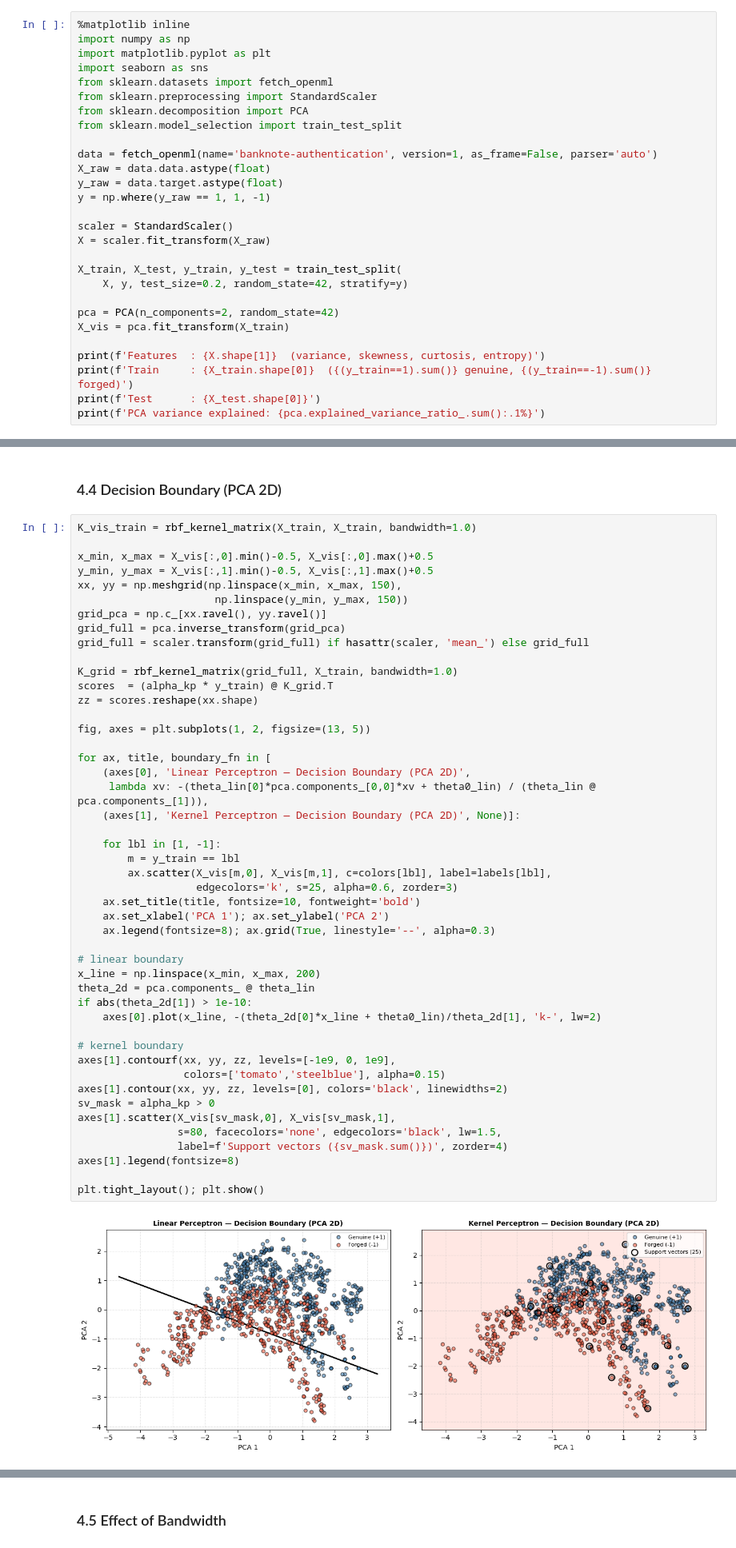
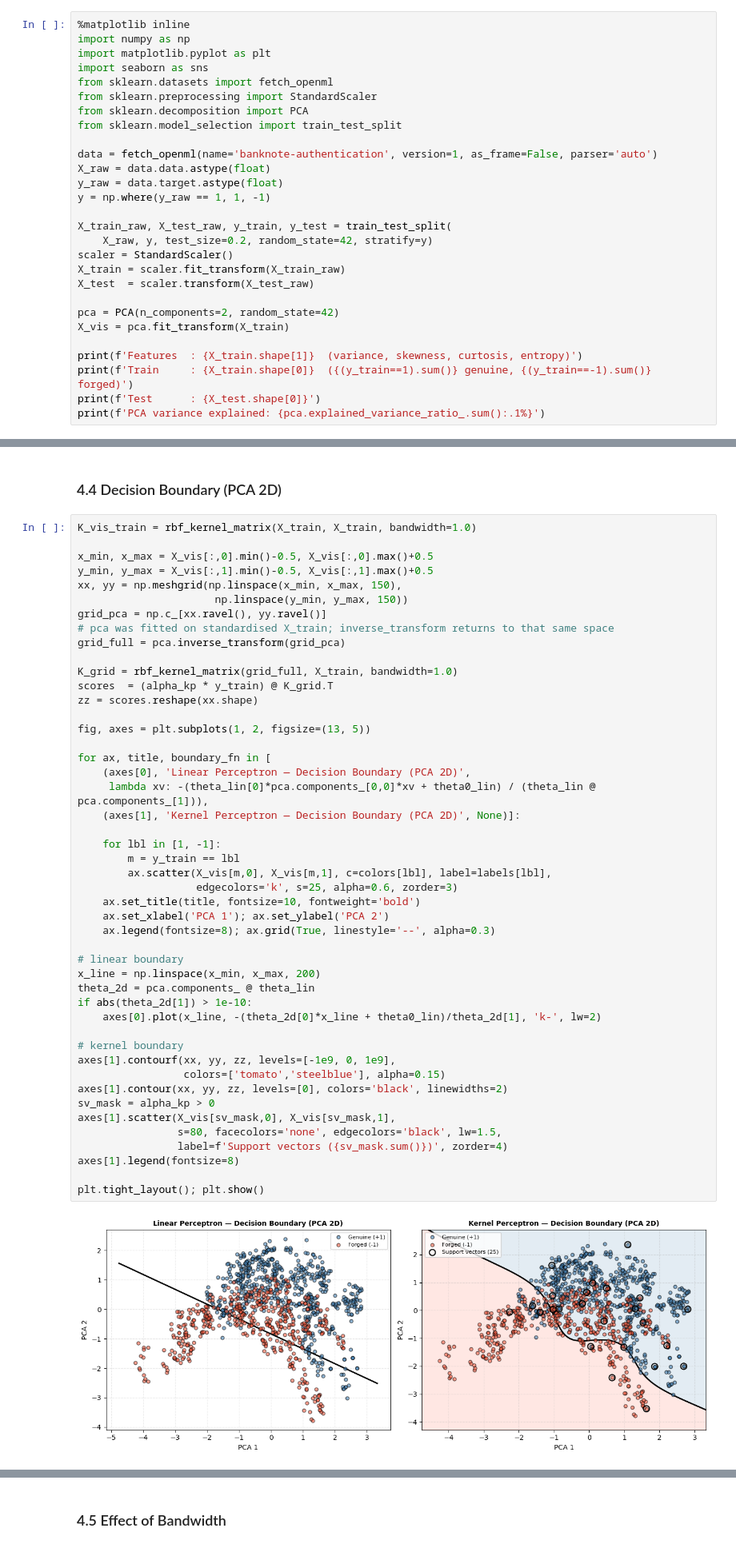
Before and after one commit to Prashan7h/ml-algorithms, a Jupyter notebook: notebooks/03_kernel_perceptron.ipynb, the cells around one changed output, grey strips where cells are left out. Shown at 80% size. Cells and saved outputs as stored; diff of their text form.

```diff
--- a/notebooks/03_kernel_perceptron.ipynb
+++ b/notebooks/03_kernel_perceptron.ipynb
@@ -142,16 +142,16 @@ X_raw = data.data.astype(float)
 y_raw = data.target.astype(float)
 y = np.where(y_raw == 1, 1, -1)
 
+X_train_raw, X_test_raw, y_train, y_test = train_test_split(
+    X_raw, y, test_size=0.2, random_state=42, stratify=y)
 scaler = StandardScaler()
-X = scaler.fit_transform(X_raw)
-
-X_train, X_test, y_train, y_test = train_test_split(
-    X, y, test_size=0.2, random_state=42, stratify=y)
+X_train = scaler.fit_transform(X_train_raw)
+X_test  = scaler.transform(X_test_raw)
 
 pca = PCA(n_components=2, random_state=42)
 X_vis = pca.fit_transform(X_train)
 
-print(f'Features  : {X.shape[1]}  (variance, skewness, curtosis, entropy)')
+print(f'Features  : {X_train.shape[1]}  (variance, skewness, curtosis, entropy)')
 print(f'Train     : {X_train.shape[0]}  ({(y_train==1).sum()} genuine, {(y_train==-1).sum()} forged)')
 print(f'Test      : {X_test.shape[0]}')
 print(f'PCA variance explained: {pca.explained_variance_ratio_.sum():.1%}')
@@ -304,8 +304,8 @@ y_min, y_max = X_vis[:,1].min()-0.5, X_vis[:,1].max()+0.5
 xx, yy = np.meshgrid(np.linspace(x_min, x_max, 150),
                       np.linspace(y_min, y_max, 150))
 grid_pca = np.c_[xx.ravel(), yy.ravel()]
+# pca was fitted on standardised X_train; inverse_transform returns to that same space
 grid_full = pca.inverse_transform(grid_pca)
-grid_full = scaler.transform(grid_full) if hasattr(scaler, 'mean_') else grid_full
 
 K_grid = rbf_kernel_matrix(grid_full, X_train, bandwidth=1.0)
 scores  = (alpha_kp * y_train) @ K_grid.T
@@ -317,34 +317,34 @@ for ax, title, boundary_fn in [
     (axes[0], 'Linear Perceptron — Decision Boundary (PCA 2D)',
      lambda xv: -(theta_lin[0]*pca.components_[0,0]*xv + theta0_lin) / (theta_lin @ pca.components_[1])),
     (axes[1], 'Kernel Perceptron — Decision Boundary (PCA 2D)', None)]:
 
     for lbl in [1, -1]:
         m = y_train == lbl
         ax.scatter(X_vis[m,0], X_vis[m,1], c=colors[lbl], label=labels[lbl],
                    edgecolors='k', s=25, alpha=0.6, zorder=3)
     ax.set_title(title, fontsize=10, fontweight='bold')
     ax.set_xlabel('PCA 1'); ax.set_ylabel('PCA 2')
     ax.legend(fontsize=8); ax.grid(True, linestyle='--', alpha=0.3)
 
 # linear boundary
 x_line = np.linspace(x_min, x_max, 200)
 theta_2d = pca.components_ @ theta_lin
 if abs(theta_2d[1]) > 1e-10:
     axes[0].plot(x_line, -(theta_2d[0]*x_line + theta0_lin)/theta_2d[1], 'k-', lw=2)
 
 # kernel boundary
 axes[1].contourf(xx, yy, zz, levels=[-1e9, 0, 1e9],
                  colors=['tomato','steelblue'], alpha=0.15)
 axes[1].contour(xx, yy, zz, levels=[0], colors='black', linewidths=2)
 sv_mask = alpha_kp > 0
 axes[1].scatter(X_vis[sv_mask,0], X_vis[sv_mask,1],
                 s=80, facecolors='none', edgecolors='black', lw=1.5,
                 label=f'Support vectors ({sv_mask.sum()})', zorder=4)
 axes[1].legend(fontsize=8)
 
 plt.tight_layout(); plt.show()
 # %% [output]
-[figure, old version]
+[figure, new version]
 # %% [markdown]
 **Observation — Decision boundaries**
 
```
Also changed, not shown: parts of 3 cells of this notebook, 6 other files.
